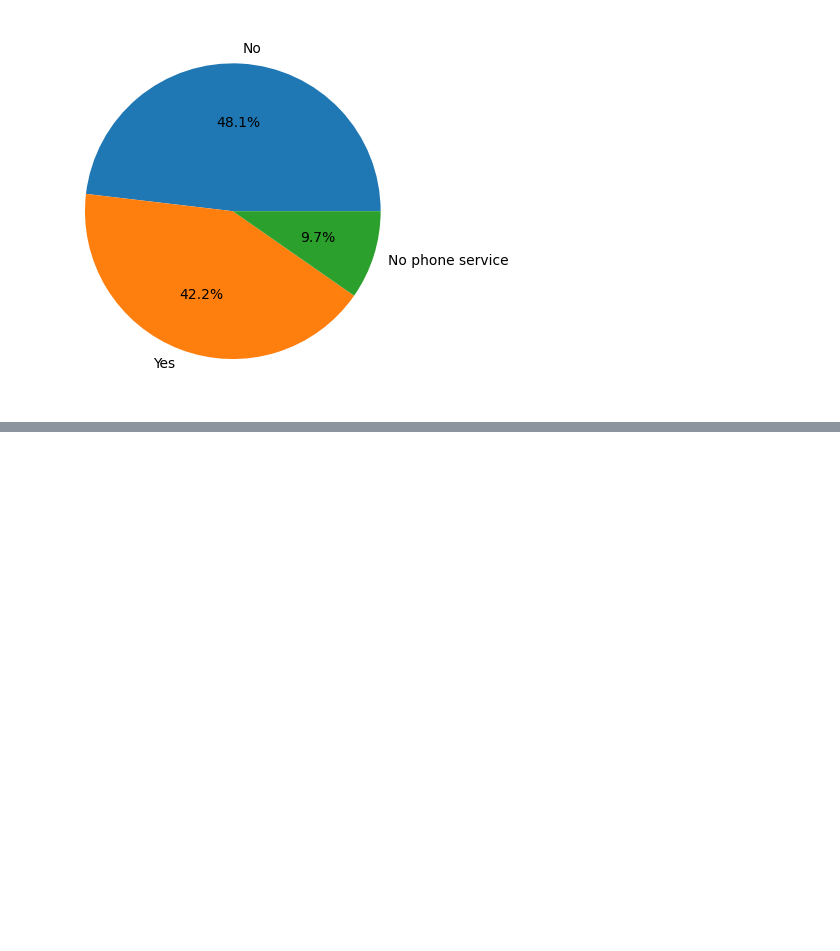
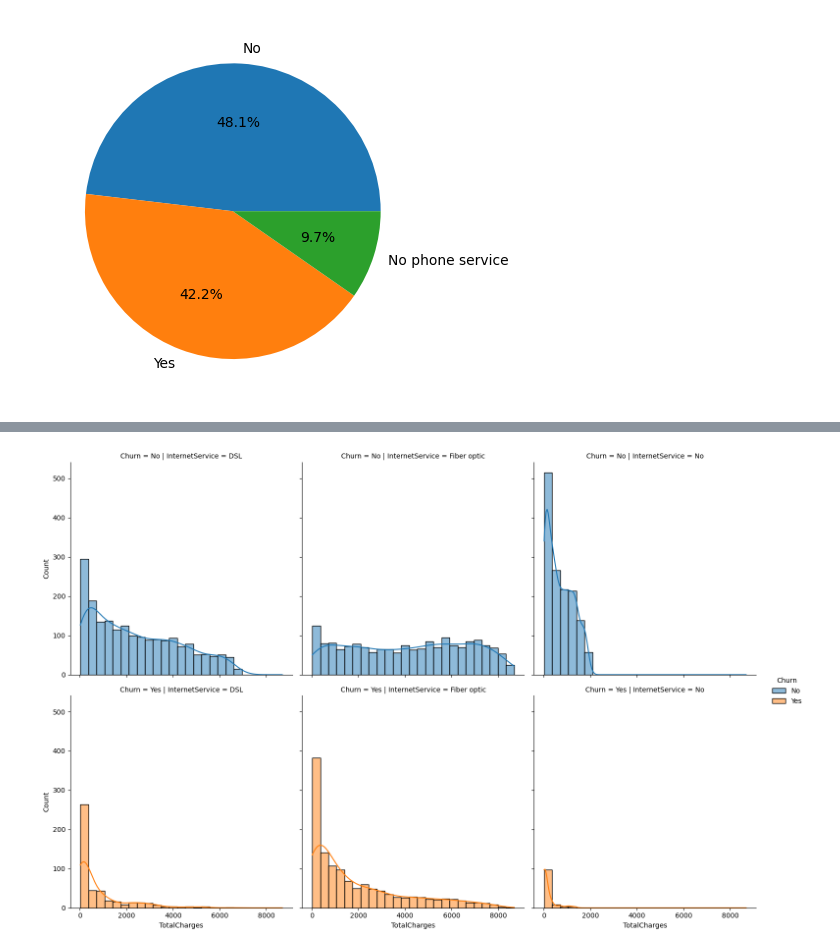
Before and after one commit to anshumbanga/Deep-Learning-and-NLP, a Jupyter notebook: Assignments/Telecom_churn.ipynb, the cells around one changed output, grey strips where cells are left out. Cells and saved outputs as stored; diff of their text form; code cells hidden in the pictures; blank space fills up the shorter version.

```diff
--- a/Assignments/Telecom_churn.ipynb
+++ b/Assignments/Telecom_churn.ipynb
@@ -138,0 +183,7 @@ plt.show()
+# %%
+df.TotalCharges = np.where(df.TotalCharges.str.isspace()==True,np.nan,df.TotalCharges).astype(float)
+# %%
+sns.displot(data=df,x='TotalCharges',hue='Churn',kde=True,row='Churn',col='InternetService')
+plt.show()
+# %% [output]
+[figure, added]
```
Also changed, not shown: parts of 56 cells of this notebook.
